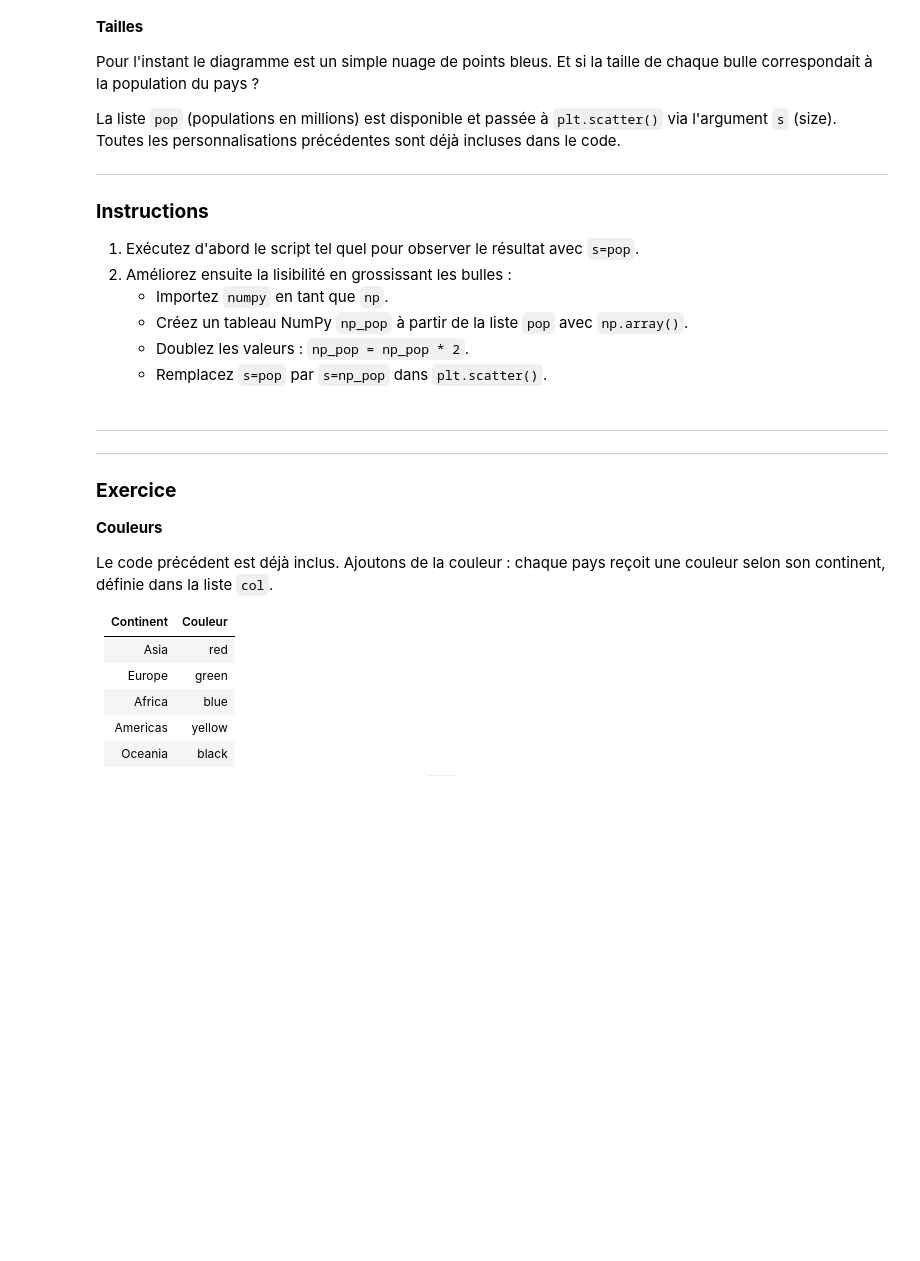
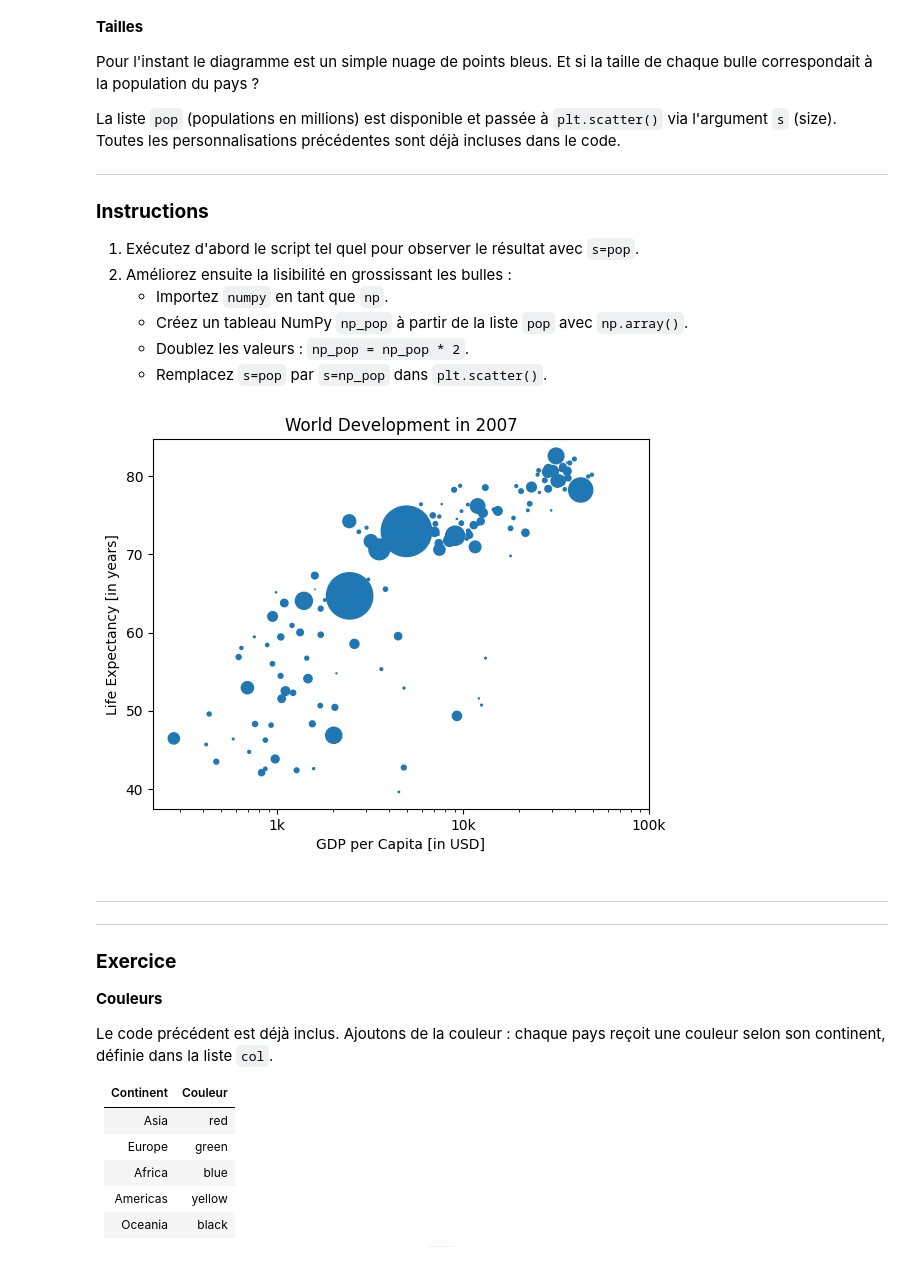
Before and after one commit to Arthur-Thiollier-Haute-Pottier/upjv-python-datascience, a Jupyter notebook: td05_enonce.ipynb, the cells around one changed output. Saved outputs shown, nothing was run; the diff lists cells and outputs as text; code cells hidden in the pictures; blank space fills up the shorter version.

```diff
--- a/td05_enonce.ipynb
+++ b/td05_enonce.ipynb
@@ -672,26 +676,28 @@ incluses dans le code.
    - Remplacez `s=pop` par `s=np_pop` dans `plt.scatter()`.
 # %%
 # Import numpy as np
-____
+import numpy as np
 
 # Store pop as a numpy array: np_pop
-____
+np_pop = np.array(pop)
 
 # Double np_pop
-____
+np_pop = np_pop * 2
 
 # Update: set s argument to np_pop
 plt.scatter(gdp_cap, life_exp, s = pop)
 
 # Previous customizations
 plt.xscale('log')
 plt.xlabel('GDP per Capita [in USD]')
 plt.ylabel('Life Expectancy [in years]')
 plt.title('World Development in 2007')
 plt.xticks([1000, 10000, 100000],['1k', '10k', '100k'])
 
 # Display the plot
 plt.show()
+# %% [output]
+[figure, added]
 # %% [markdown]
 ---
 ---
```
Also changed, not shown: parts of 4 cells of this notebook.
